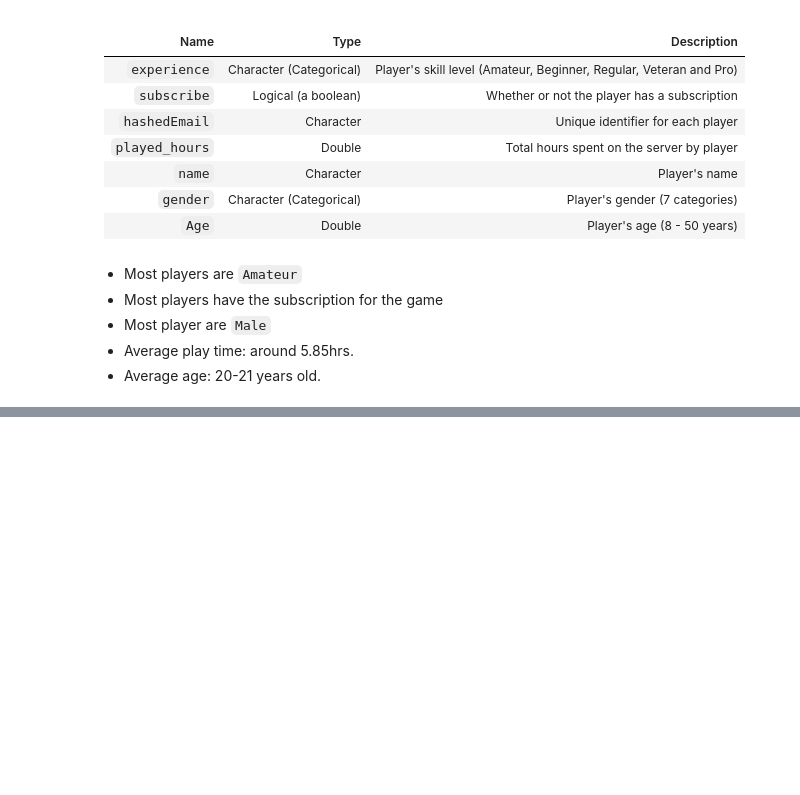
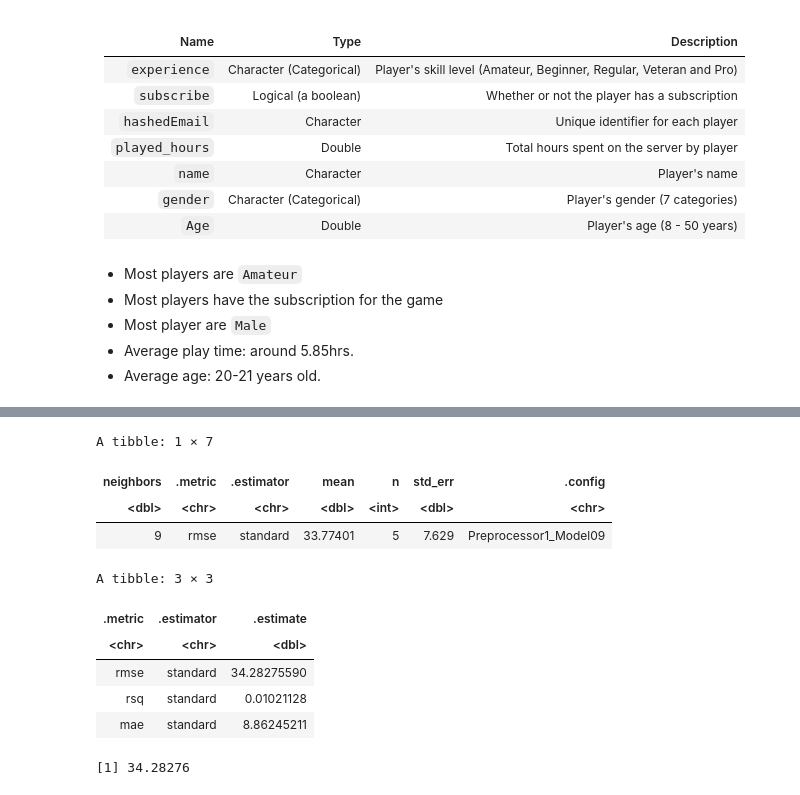
Before and after one commit to bhxxmika/DSCI-Group-Project-, a Jupyter notebook: Group_project.ipynb, the cells around one changed output, grey strips where cells are left out. Drawn from its saved outputs; the diff is of its cells as text; code cells hidden in the pictures; blank space fills up the shorter version.

```diff
--- a/Group_project.ipynb
+++ b/Group_project.ipynb
@@ -36,0 +91,9 @@ To address this question, the players.csv dataset was used. This dataset was sel
+# %%
+players_tidy <- players_data |>
+                select(experience, played_hours) |>
+                filter(played_hours > 0) |>
+                mutate(experience = fct_recode(experience, "1" = "Amateur", "2" = "Beginner", "3" = "Regular", "4" = "Veteran", "5" = "Pro")) |>
+                mutate(experience = as.numeric(experience))
+
+head(players_tidy)
+tail(players_tidy)
@@ -36,0 +151,7 @@ To address this question, the players.csv dataset was used. This dataset was sel
+# %%
+players_split <- players_tidy |>
+                    initial_split(prop = 0.75, strata = played_hours)
+players_training <- training(players_split)
+players_testing <- testing(players_split)
+players_training
+players_testing
@@ -36,0 +179,55 @@ To address this question, the players.csv dataset was used. This dataset was sel
+# %%
+#knn regression
+set.seed(2000)
+knn_spec <- nearest_neighbor(weight_func = "rectangular", neighbors = tune()) |>
+            set_engine("kknn") |>
+            set_mode("regression")
+
+knn_recipe <- recipe(played_hours ~ experience, data = players_training) |>
+                step_scale(all_predictors()) |>
+                step_center(all_predictors())
+knn_vfold <- vfold_cv(players_training, v = 5, strata = played_hours)
+
+knn_workflow <- workflow() |>
+             add_recipe(knn_recipe) |>
+             add_model(knn_spec)
+k_values <- tibble(neighbors = seq(from = 1, to = 50, by = 1))
+
+knn_results <- knn_workflow |>
+                tune_grid(resamples = knn_vfold, grid = k_values) |>
+                collect_metrics()
+
+knn_min <- knn_results |>
+            filter(.metric == "rmse") |>
+            filter(mean == min(mean))
+knn_min #FOUND THAT 9 IS THE BEST K VAL
+
+players_spec <- nearest_neighbor(weight_func = "rectangular", neighbors = 9) |>
+                set_engine("kknn") |>
+                set_mode("regression")
+players_fit <- workflow() |>
+                add_recipe(knn_recipe) |>
+                add_model(players_spec) |>
+                fit(data = players_training)
+knn_almost_rmspe <- players_fit |>
+                        predict(players_testing) |>
+                        bind_cols(players_testing) |>
+                        metrics(truth = played_hours, estimate = .pred)
+knn_almost_rmspe
+knn_rmspe <- knn_almost_rmspe |>
+                filter(.metric == "rmse") |>
+                select(.estimate) |>
+                pull()
+knn_rmspe
+# %% [output]
+A tibble: 1 × 7
+| neighbors | .metric | .estimator | mean | n | std_err | .config |
+| <dbl> | <chr> | <chr> | <dbl> | <int> | <dbl> | <chr> |
+| 9 | rmse | standard | 33.77401 | 5 | 7.629 | Preprocessor1_Model09 |
+A tibble: 3 × 3
+| .metric | .estimator | .estimate |
+| <chr> | <chr> | <dbl> |
+| rmse | standard | 34.28275590 |
+| rsq | standard | 0.01021128 |
+| mae | standard | 8.86245211 |
+[1] 34.28276
```
Also changed, not shown: parts of 8 cells of this notebook.
